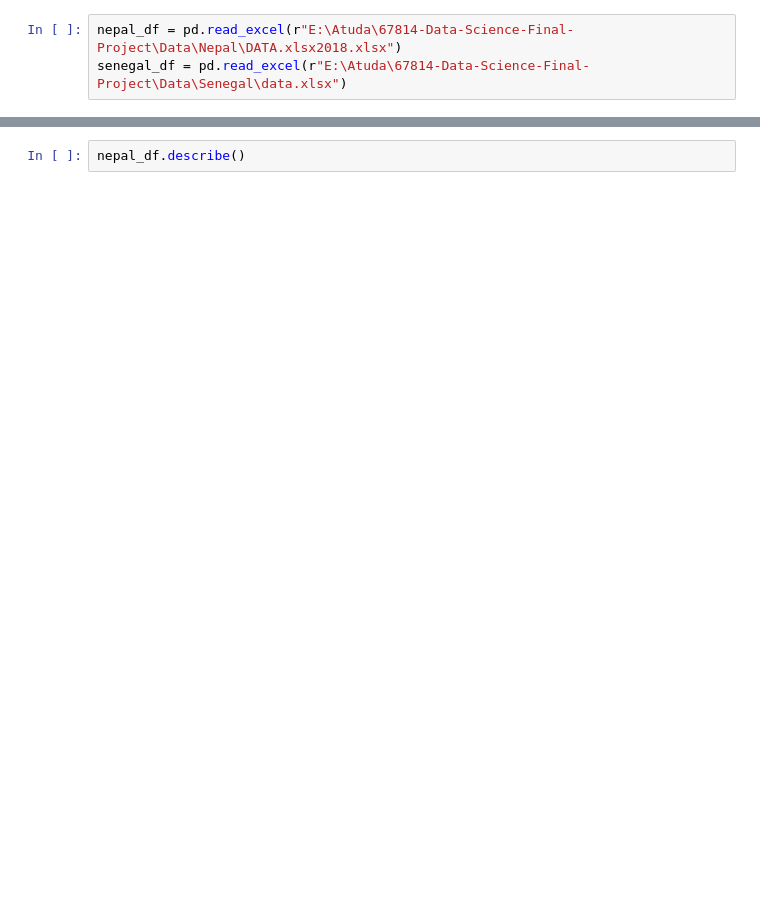
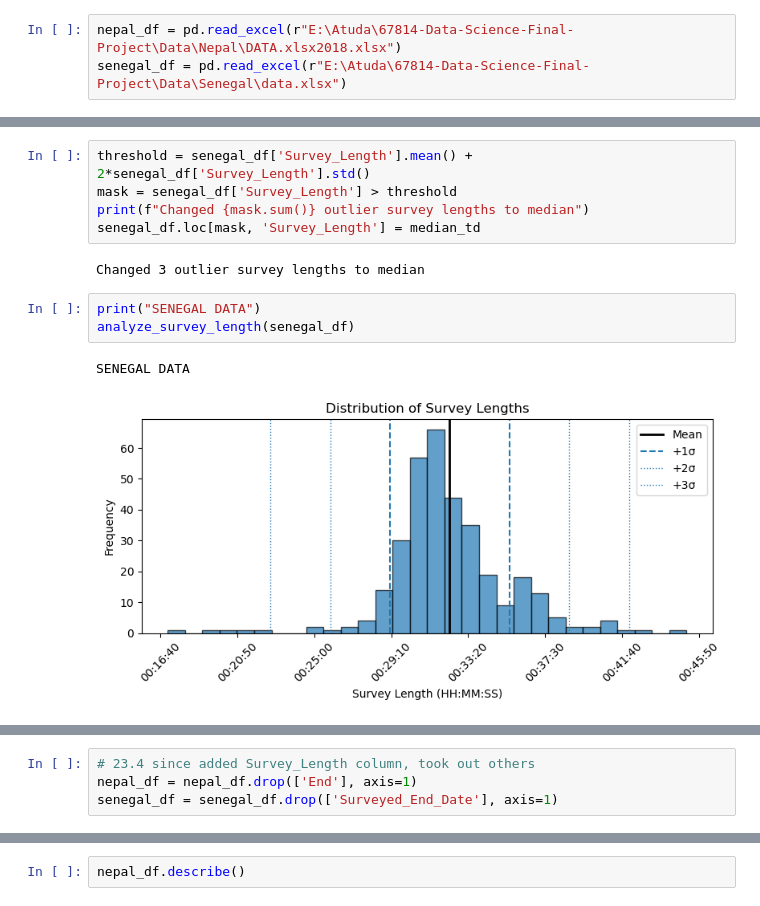
Before and after one commit to thenarrowgate/smallholder-productivity-analysis, a Jupyter notebook: notebooks/EDA.ipynb, the cells around one changed output, grey strips where cells are left out. Saved outputs shown, nothing was run; the diff lists cells and outputs as text; blank space fills up the shorter version.

```diff
--- a/notebooks/EDA.ipynb
+++ b/notebooks/EDA.ipynb
@@ -29,0 +359,13 @@ datetime64[ns]
+# %%
+threshold = senegal_df['Survey_Length'].mean() + 2*senegal_df['Survey_Length'].std()
+mask = senegal_df['Survey_Length'] > threshold
+print(f"Changed {mask.sum()} outlier survey lengths to median")
+senegal_df.loc[mask, 'Survey_Length'] = median_td
+# %% [output]
+Changed 3 outlier survey lengths to median
+# %%
+print("SENEGAL DATA")
+analyze_survey_length(senegal_df)
+# %% [output]
+SENEGAL DATA
+[figure, added]
@@ -29,0 +376,4 @@ datetime64[ns]
+# %%
+# 23.4 since added Survey_Length column, took out others
+nepal_df = nepal_df.drop(['End'], axis=1)
+senegal_df = senegal_df.drop(['Surveyed_End_Date'], axis=1)
```
Also changed, not shown: parts of 33 cells of this notebook, 2 other files.
